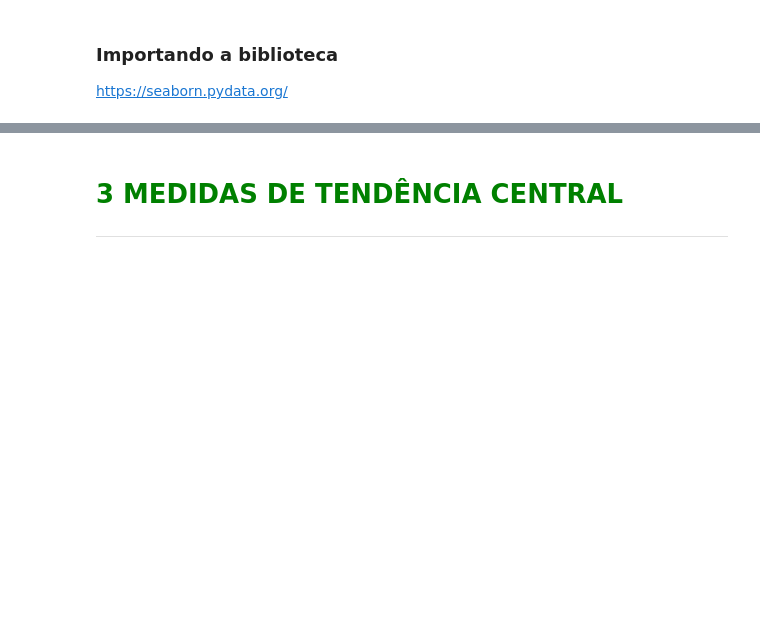
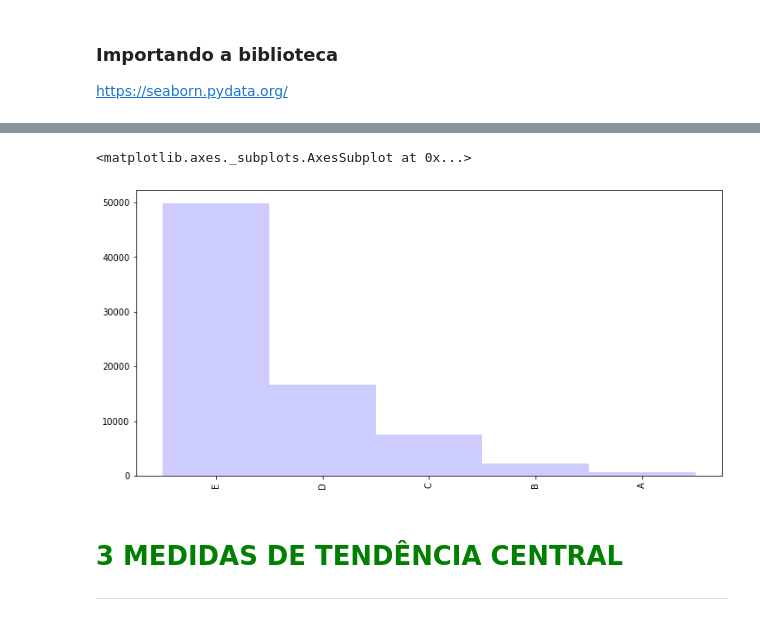
Before and after one commit to Gleis0nLemos/Estatistica_I, a Jupyter notebook: CursoDeEstatisca1.ipynb, the cells around one changed output, grey strips where cells are left out. Cells and saved outputs as stored; diff of their text form; code cells hidden in the pictures; blank space fills up the shorter version.

```diff
--- a/CursoDeEstatisca1.ipynb
+++ b/CursoDeEstatisca1.ipynb
@@ -255,3 +356,5 @@ onde <b>SM</b> é o valor do salário mínimo na época. Em nosso caso <b>R$ 788
+# %%
+labels = ['E', 'D', 'C', 'B', 'A']
 # %% [markdown]
 ### Passo 2 - Criar a tabela de frequências
 # %% [markdown]
@@ -258,0 +371,8 @@ https://pandas.pydata.org/pandas-docs/version/0.22/generated/pandas.cut.html
+# %%
+frequencia = pd.value_counts(
+    pd.cut(x = dados.Renda,
+               bins = classes,
+               labels = labels,
+               include_lowest = True)
+)
+frequencia
@@ -258,0 +386,9 @@ https://pandas.pydata.org/pandas-docs/version/0.22/generated/pandas.cut.html
+# %%
+percentual = pd.value_counts(
+    pd.cut(x = dados.Renda,
+               bins = classes,
+               labels = labels,
+               include_lowest = True),
+    normalize = True
+)
+percentual
@@ -258,0 +402,5 @@ https://pandas.pydata.org/pandas-docs/version/0.22/generated/pandas.cut.html
+# %%
+dist_freq_quantitativas_personalizadas = pd.DataFrame(
+    {'Frequência': frequencia, 'Porcentagem (%)': percentual}
+)
+dist_freq_quantitativas_personalizadas
@@ -283,3 +591,8 @@ https://seaborn.pydata.org/
+# %%
+dist_freq_quantitativas_personalizadas['Frequência'].plot.bar(width= 1, color= 'blue', alpha = 0.2, figsize= (12, 6))
+# %% [output]
+<matplotlib.axes._subplots.AxesSubplot at 0x...>
+[figure, added]
 # %% [markdown]
 # <font color=green>3 MEDIDAS DE TENDÊNCIA CENTRAL</font>
 ***
```
Also changed, not shown: parts of 37 cells of this notebook, 1 other file.
